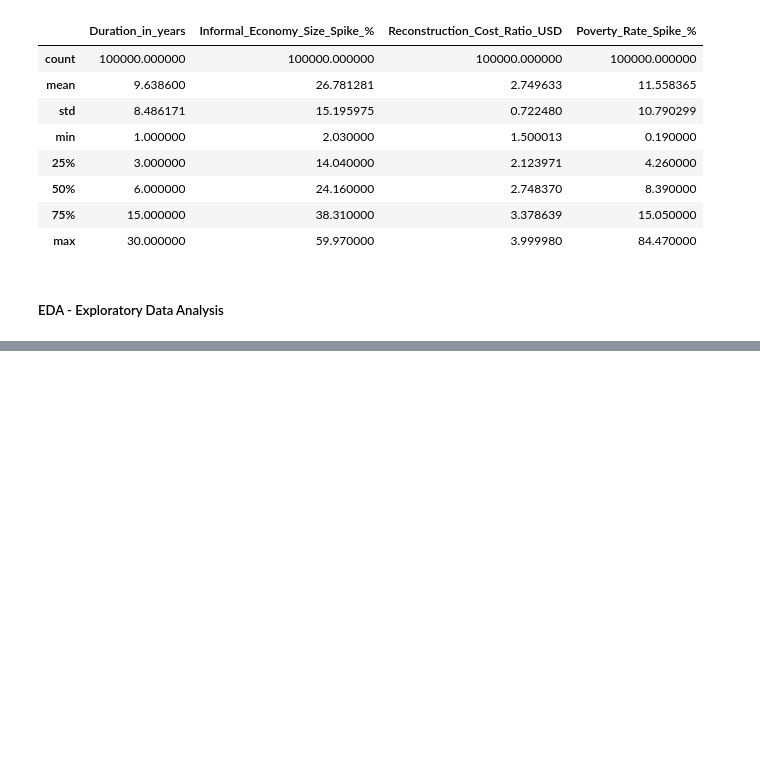
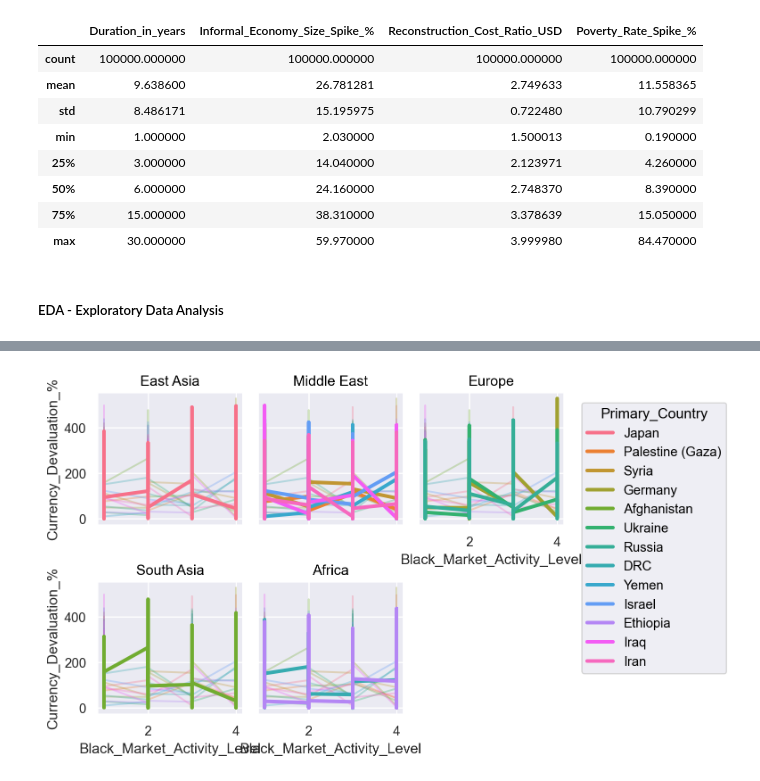
Before and after one commit to J2ckyo/4850-Final-Project, a Jupyter notebook: Data_Rangling.ipynb, the cells around one changed output, grey strips where cells are left out. Drawn from its saved outputs; the diff is of its cells as text; code cells hidden in the pictures; blank space fills up the shorter version.

```diff
--- a/Data_Rangling.ipynb
+++ b/Data_Rangling.ipynb
@@ -235,0 +226,10 @@ df.columns.tolist()
+# %%
+(
+    so.Plot(df,
+             x = "Black_Market_Activity_Level", y ="Currency_Devaluation_%", color = "Primary_Country")
+    .facet("Region", wrap = 3)
+    .add(so.Line(alpha = 0.3), group = "Region", col = None)
+    .add(so.Line(linewidth = 3))
+)
+# %% [output]
+[figure, added]
```
Also changed, not shown: parts of 3 cells of this notebook.
